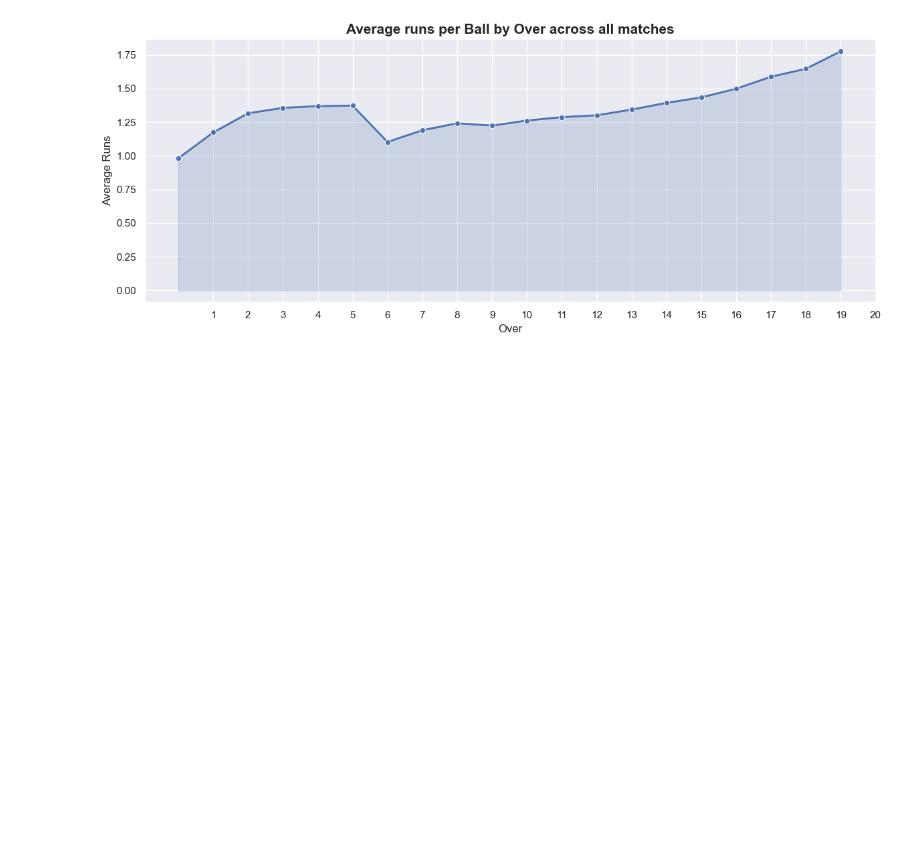
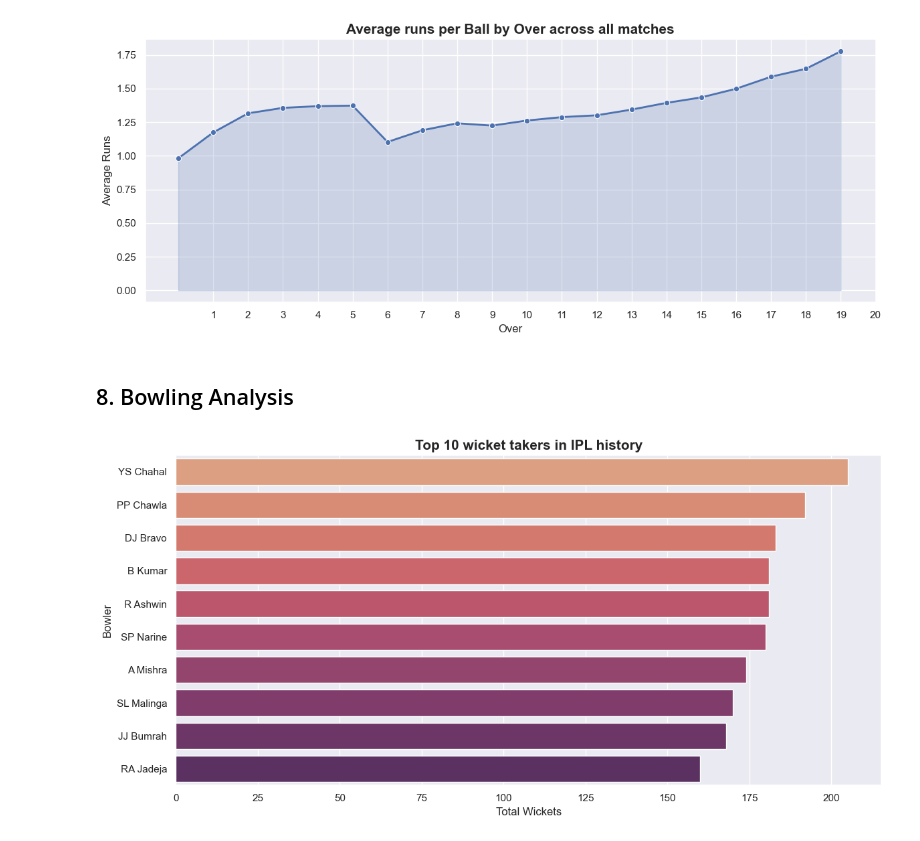
Before and after one commit to SahilInstinct/ipl-cricket-eda, a Jupyter notebook: notebooks/ipl_analysis.ipynb, the cells around one changed output. Saved outputs shown, nothing was run; the diff lists cells and outputs as text; code cells hidden in the pictures; blank space fills up the shorter version.

Commit message:
Bowler analysis : top 10 wicket takers

```diff
--- a/notebooks/ipl_analysis.ipynb
+++ b/notebooks/ipl_analysis.ipynb
@@ -317,3 +317,25 @@ plt.tight_layout()
 plt.show()
 # %% [output]
 [figure]
+# %% [markdown]
+## 8. Bowling Analysis
+# %%
+# -------- Top 10 wicket takers ---------
+# Exclude run outs as they aren't credited to the bowler
+wickets = deliveries[(deliveries['is_wicket'] == 1) & (deliveries['dismissal_kind'] != 'run out')]
+
+top_bowlers = (wickets.groupby('bowler').size()
+              .sort_values(ascending=False)
+              .head(10)
+              .reset_index()
+              .rename(columns={0:'wickets'}))
+top_bowlers
+plt.figure(figsize=(12,6))
+sns.barplot(data=top_bowlers,x=top_bowlers.iloc[:,1],y='bowler', palette='flare',hue='bowler')
+plt.title('Top 10 wicket takers in IPL history', fontsize=15,fontweight='bold')
+plt.xlabel('Total Wickets')
+plt.ylabel('Bowler')
+plt.tight_layout()
+plt.show()
+# %% [output]
+[figure, added]
```
Also changed, not shown: parts of 5 cells of this notebook.
